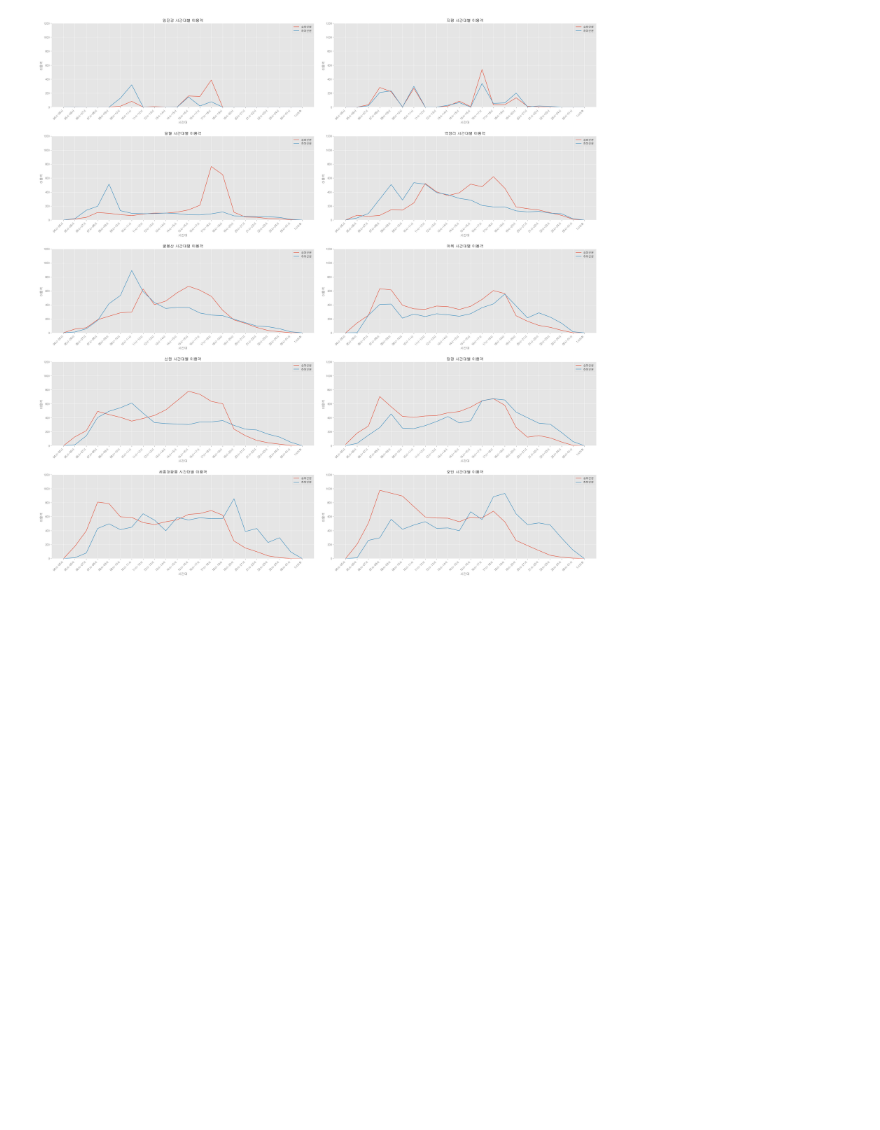
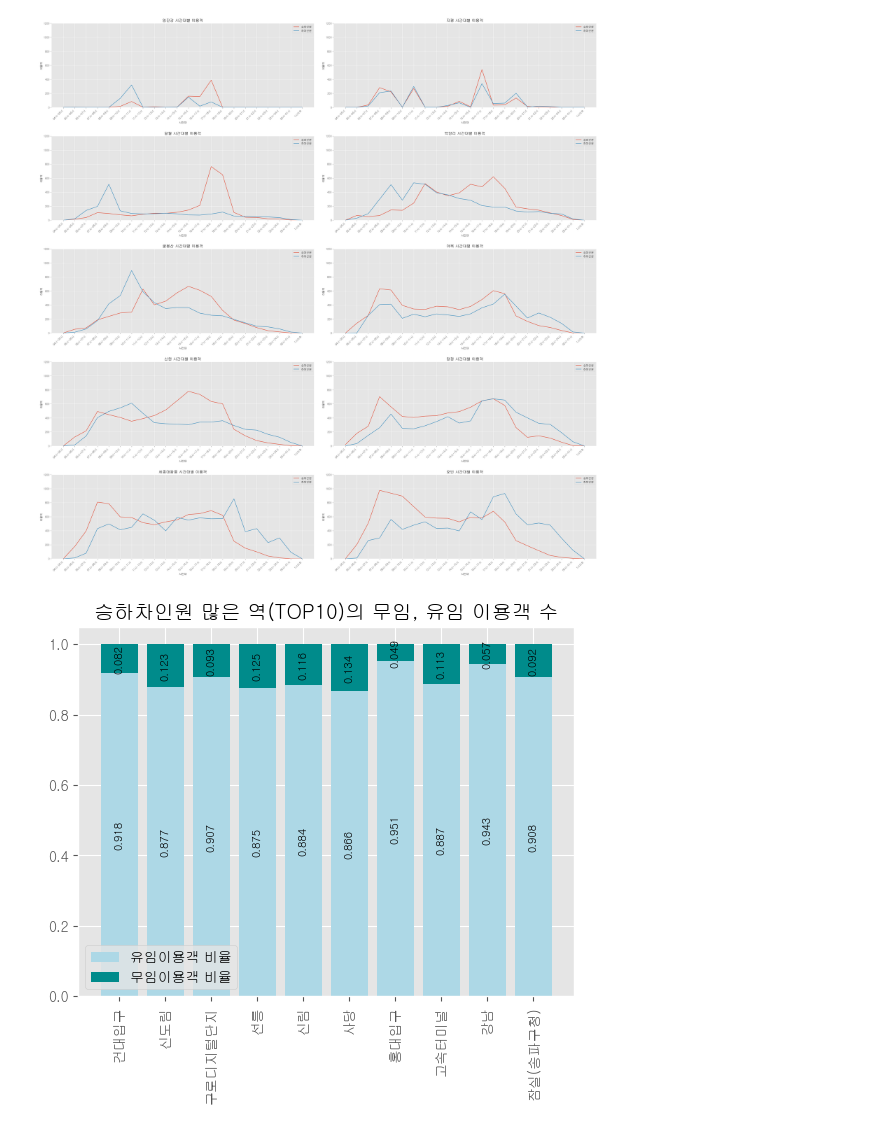
Before and after one commit to HyunJW/Subway_Analystic, a Jupyter notebook: 지하철 이용현황.ipynb, the cells around one changed output. Cells and saved outputs as stored; diff of their text form; code cells hidden in the pictures; blank space fills up the shorter version.

```diff
--- a/지하철 이용현황.ipynb
+++ b/지하철 이용현황.ipynb
@@ -1319,3 +1314,13 @@ plt.tight_layout(pad = 3)
 plt.show()
 # %% [output]
 [figure]
+# %%
+# 승하차인원수 많은, 적은 Top10 역별 유임/전체, 무임/전체
+df_trans_u=df_trans.tail(10)
+df_trans_d=df_trans.head(10)
+# %%
+df_trans_u=pd.concat([df_trans_u['지하철역'],(df_trans_u['유임승차인원']+df_trans_u['유임하차인원']),
+                      (df_trans_u['무임승차인원']+df_trans_u['무임하차인원']),
+                     df_trans_u['총 이용객']], axis=1)
+# %%
+df_trans_u.columns=['지하철역','유임 이용객','무임 이용객','총 이용객']
@@ -1321,0 +1333,15 @@ plt.show()
+# %%
+import numpy as np
+
+df_trans_u['유임이용객 비율']=round(df_trans_u['유임 이용객']/df_trans_u['총 이용객'],3)
+df_trans_u['무임이용객 비율']=round(df_trans_u['무임 이용객']/df_trans_u['총 이용객'],3)
+bar1=plt.bar(df_trans_u['지하철역'],df_trans_u['유임이용객 비율'], color='lightblue')
+bar2=plt.bar(df_trans_u['지하철역'],df_trans_u['무임이용객 비율'],bottom=df_trans_u['유임이용객 비율'], color='darkcyan')
+plt.title("승하차인원 많은 역(TOP10)의 무임, 유임 이용객 수")
+plt.xticks(df_trans_u['지하철역'], rotation=90)
+plt.bar_label(bar1,size=8,label_type='center', rotation=90)
+plt.bar_label(bar2,size=8,label_type='center', rotation=90)
+plt.legend(handles=(bar1,bar2), labels=('유임이용객 비율','무임이용객 비율'), loc='lower left')
+plt.show()
+# %% [output]
+[figure, added]
```
Also changed, not shown: parts of 10 cells of this notebook.
